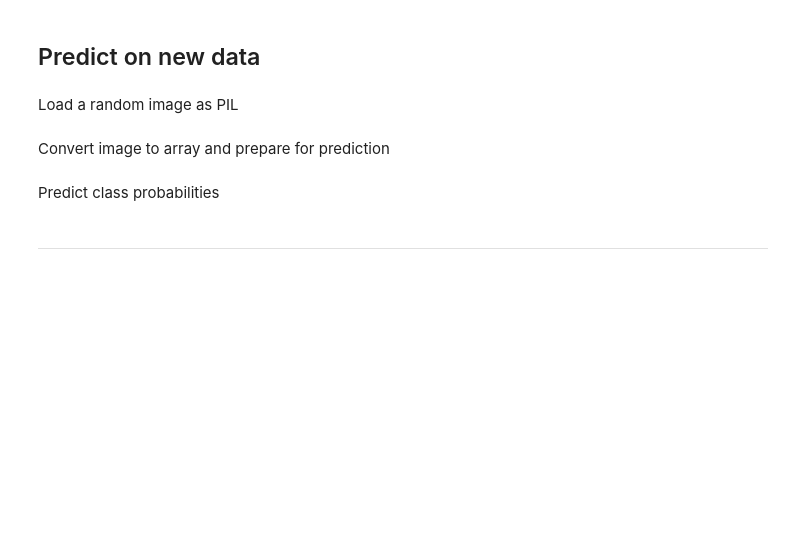
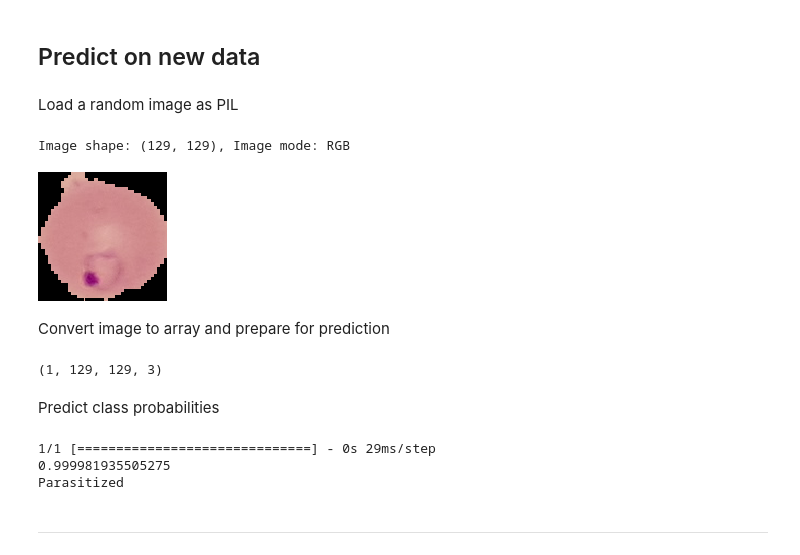
Before and after one commit to dlhamilton/Malaria-Detector, a Jupyter notebook: jupyter_notebooks/03 - Modelling and Evaluating.ipynb, the cells around one changed output. Cells and saved outputs as stored; diff of their text form; code cells hidden in the pictures; blank space fills up the shorter version.

Commit message:
Add new plots

```diff
--- a/jupyter_notebooks/03 - Modelling and Evaluating.ipynb
+++ b/jupyter_notebooks/03 - Modelling and Evaluating.ipynb
@@ -419,19 +429,24 @@ Load a random image as PIL
 # %%
 from tensorflow.keras.preprocessing import image
 
-pointer = 66
+pointer = 64
 label = labels[0]  # select Uninfected or Parasitised
 
 pil_image = image.load_img(test_path + '/' + label + '/' + os.listdir(test_path+'/' + label)[pointer],
                            target_size=image_shape, color_mode='rgb')
 print(f'Image shape: {pil_image.size}, Image mode: {pil_image.mode}')
 pil_image
+# %% [output]
+Image shape: (129, 129), Image mode: RGB
+[figure, added]
 # %% [markdown]
 Convert image to array and prepare for prediction
 # %%
 my_image = image.img_to_array(pil_image)
 my_image = np.expand_dims(my_image, axis=0)/255
 print(my_image.shape)
+# %% [output]
+(1, 129, 129, 3)
 # %% [markdown]
 Predict class probabilities
 # %%
@@ -445,6 +460,10 @@ if pred_class == target_map[0]:
 
 print(pred_proba)
 print(pred_class)
+# %% [output]
+1/1 [==============================] - 0s 29ms/step
+0.999981935505275
+Parasitized
 # %% [markdown]
 ---
 # %% [markdown]
```
Also changed, not shown: parts of 5 cells of this notebook, 7 other files.
